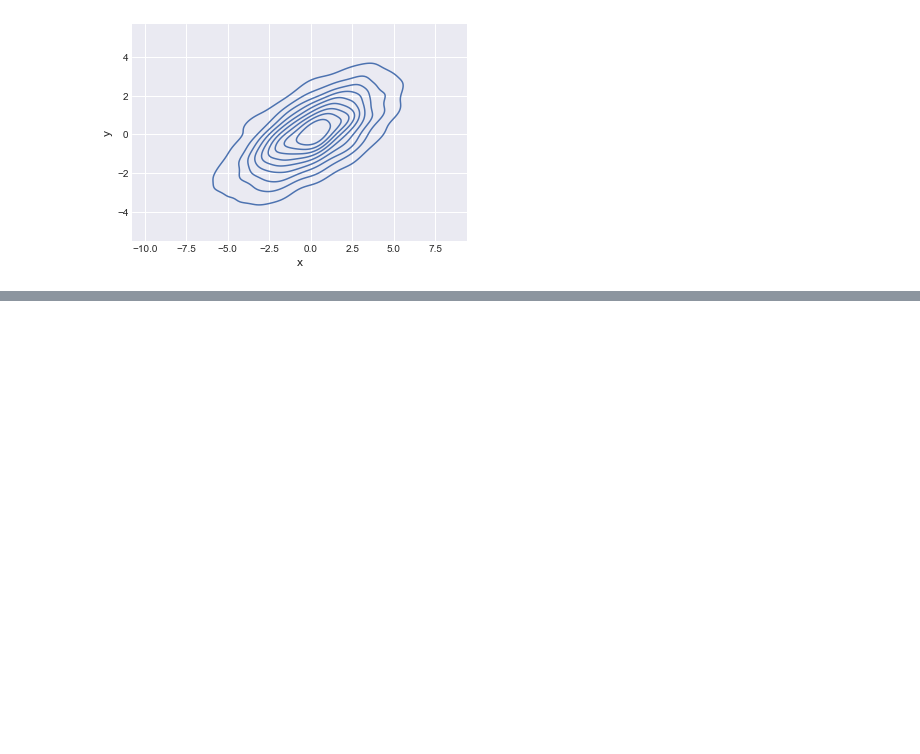
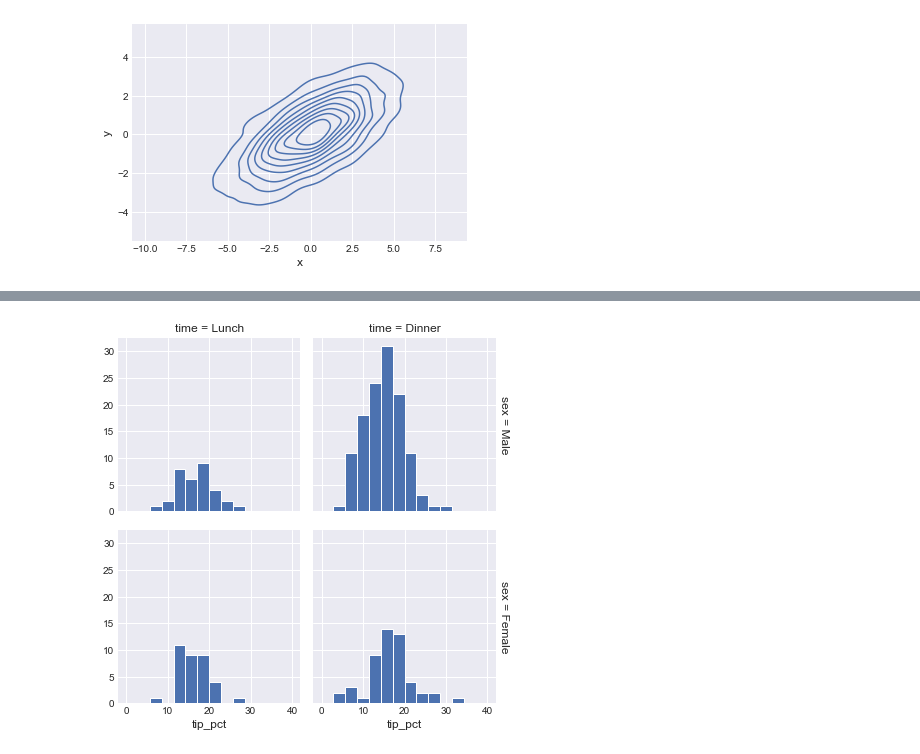
Before and after one commit to jackyhuynh/Data_Visualization_using_Python_Seaborn, a Jupyter notebook: Untitled.ipynb, the cells around one changed output, grey strips where cells are left out. Saved outputs shown, nothing was run; the diff lists cells and outputs as text; code cells hidden in the pictures; blank space fills up the shorter version.

```diff
--- a/Untitled.ipynb
+++ b/Untitled.ipynb
@@ -401,0 +424,3 @@ sns.kdeplot(data=data,x='x',y='y');
+# %%
+tips = sns.load_dataset('tips')
+tips.head()
@@ -401,0 +434,10 @@ sns.kdeplot(data=data,x='x',y='y');
+# %%
+# This combination allow each
+tips['tip_pct']=100*tips['tip']/tips['total_bill']
+
+# Create a grid using seaborn FacetGrid
+grid = sns.FacetGrid(data = tips, row="sex", col="time", margin_titles=True )
+# Show the grid, pass an math plot libibary pylot into each Facet
+grid.map(plt.hist, "tip_pct", bins=np.linspace(0,40,15));
+# %% [output]
+[figure, added]
```
Also changed, not shown: parts of 7 cells of this notebook.
